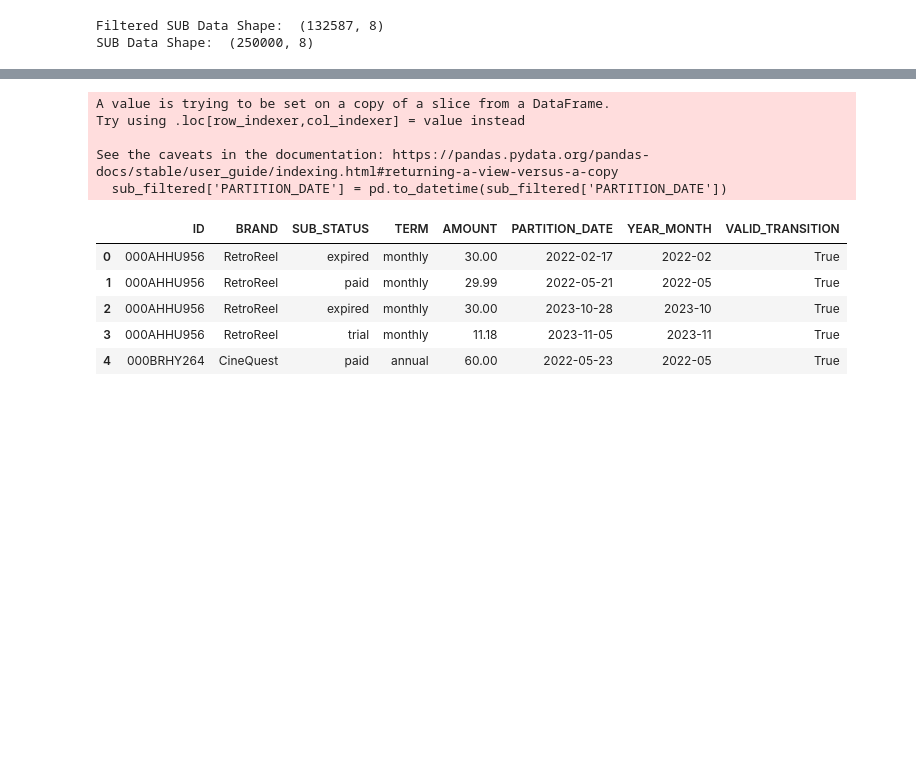
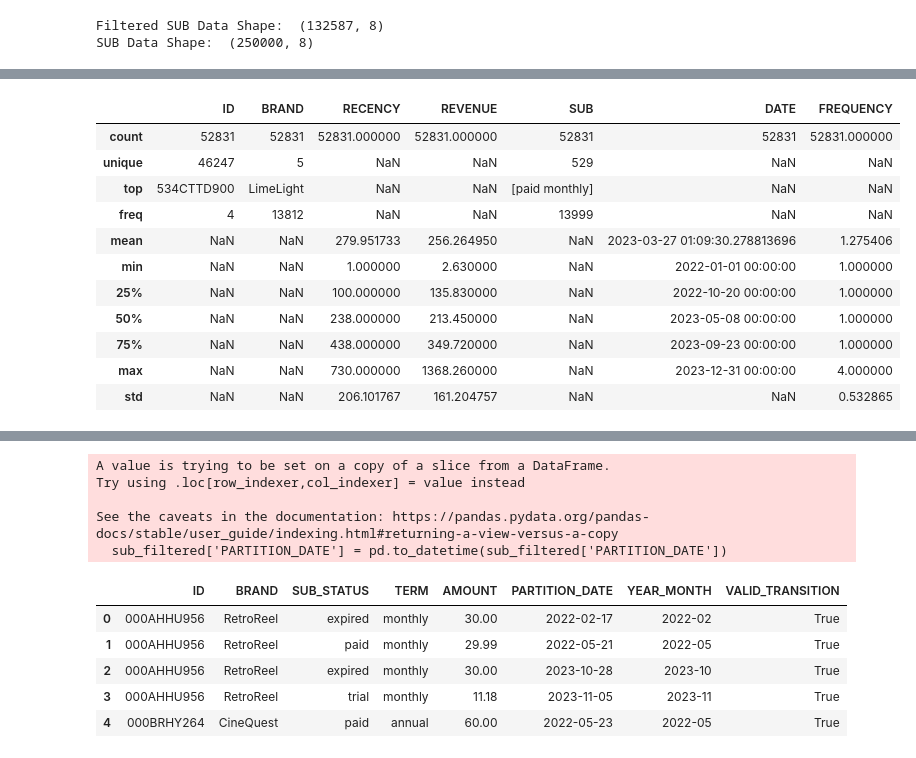
Before and after one commit to RussellXia/NYU_Capstone_Project, a Jupyter notebook: sub_preprocessing.ipynb, the cells around one changed output, grey strips where cells are left out. Drawn from its saved outputs; the diff is of its cells as text; code cells hidden in the pictures; blank space fills up the shorter version.

```diff
--- a/sub_preprocessing.ipynb
+++ b/sub_preprocessing.ipynb
@@ -221,0 +287,15 @@ SUB Data Shape:  (250000, 8)
+# %%
+full_rfm.describe(include='all')
+# %% [output]
+|  | ID | BRAND | RECENCY | REVENUE | SUB | DATE | FREQUENCY |
+| count | 52831 | 52831 | 52831.000000 | 52831.000000 | 52831 | 52831 | 52831.000000 |
+| unique | 46247 | 5 | NaN | NaN | 529 | NaN | NaN |
+| top | 534CTTD900 | LimeLight | NaN | NaN | [paid monthly] | NaN | NaN |
+| freq | 4 | 13812 | NaN | NaN | 13999 | NaN | NaN |
+| mean | NaN | NaN | 279.951733 | 256.264950 | NaN | 2023-03-27 01:09:30.278813696 | 1.275406 |
+| min | NaN | NaN | 1.000000 | 2.630000 | NaN | 2022-01-01 00:00:00 | 1.000000 |
+| 25% | NaN | NaN | 100.000000 | 135.830000 | NaN | 2022-10-20 00:00:00 | 1.000000 |
+| 50% | NaN | NaN | 238.000000 | 213.450000 | NaN | 2023-05-08 00:00:00 | 1.000000 |
+| 75% | NaN | NaN | 438.000000 | 349.720000 | NaN | 2023-09-23 00:00:00 | 1.000000 |
+| max | NaN | NaN | 730.000000 | 1368.260000 | NaN | 2023-12-31 00:00:00 | 4.000000 |
+| std | NaN | NaN | 206.101767 | 161.204757 | NaN | NaN | 0.532865 |
```
Also changed, not shown: parts of 22 cells of this notebook.
